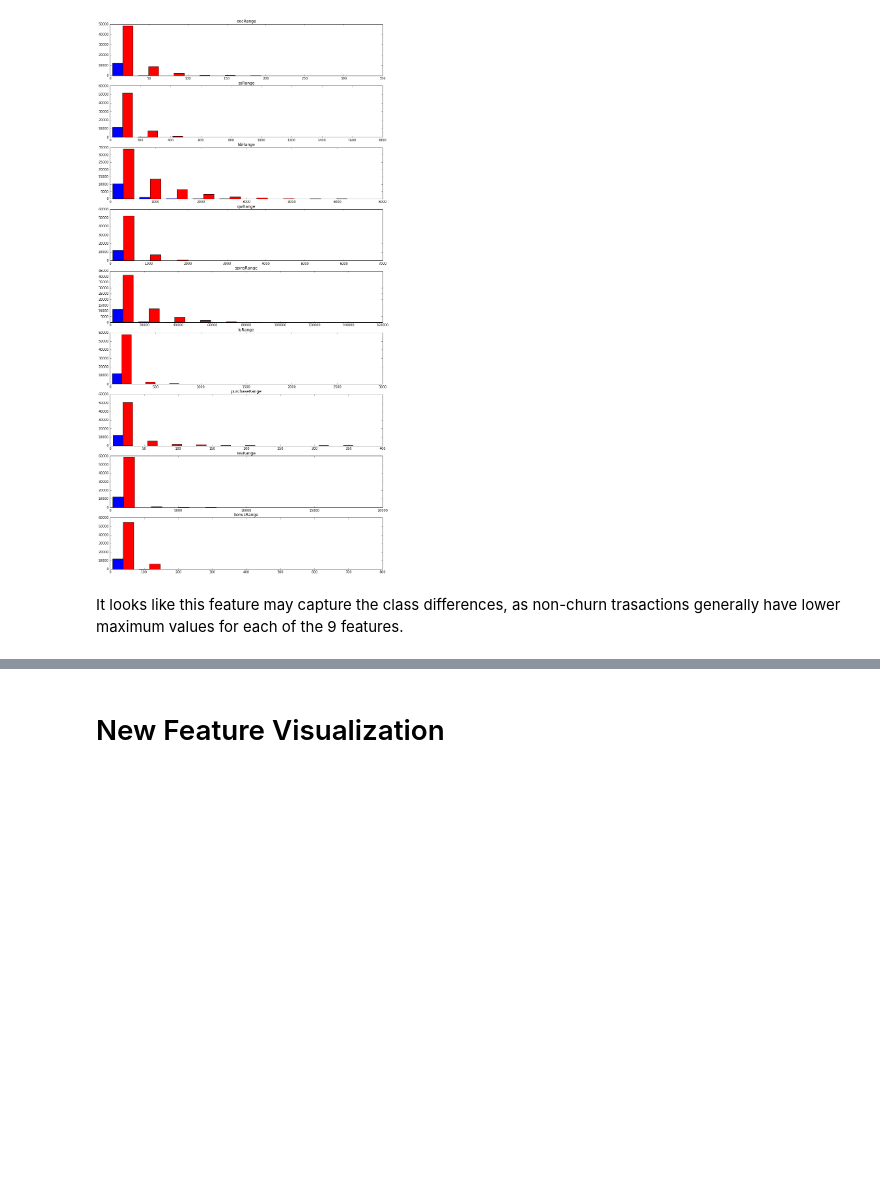
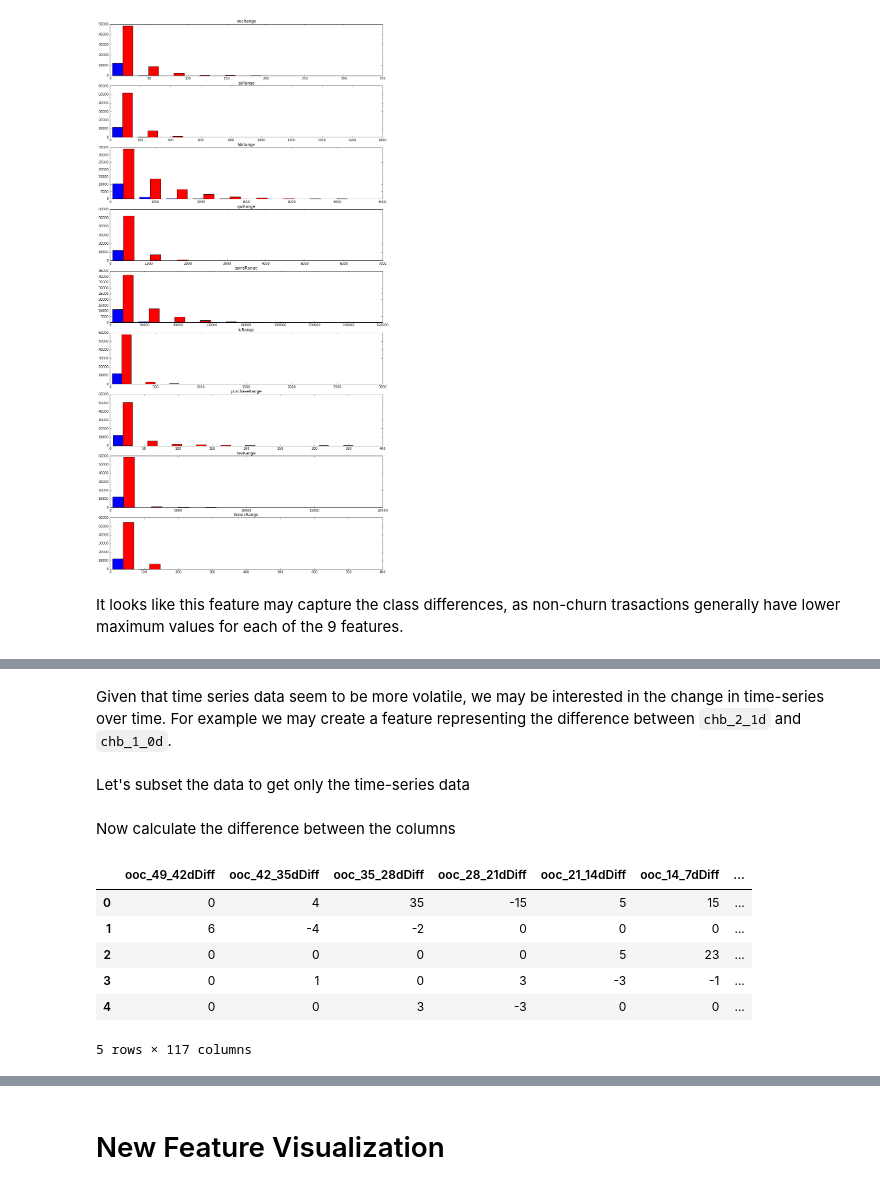
Before and after one commit to CalvinTChi/Player-Churn-Prediction, a Jupyter notebook: Calvin/Exploratory_Data_Analysis.ipynb, the cells around one changed output, grey strips where cells are left out. Drawn from its saved outputs; the diff is of its cells as text; code cells hidden in the pictures; blank space fills up the shorter version.

```diff
--- a/Calvin/Exploratory_Data_Analysis.ipynb
+++ b/Calvin/Exploratory_Data_Analysis.ipynb
@@ -601,0 +607,2 @@ pickle.dump(newData, open(dataDir + "data.p", 'wb'))
+# %% [markdown]
+Given that time series data seem to be more volatile, we may be interested in the change in time-series over time. For example we may create a feature representing the difference between `chb_2_1d` and `chb_1_0d`.
@@ -601,0 +611,2 @@ pickle.dump(newData, open(dataDir + "data.p", 'wb'))
+# %% [markdown]
+Let's subset the data to get only the time-series data
@@ -601,0 +615,23 @@ pickle.dump(newData, open(dataDir + "data.p", 'wb'))
+# %% [markdown]
+Now calculate the difference between the columns
+# %%
+originalFeatures = subset.columns.values.tolist()
+newFeatureName = [x + "Diff" for x in originalFeatures]
+newFeatures = pd.DataFrame()
+
+for i in range(0, 126, 14):
+    sub = subset.iloc[:, i:i+14]
+    sub = sub.diff(axis=1)
+    newFeatures = pd.concat([newFeatures, sub], axis=1)
+
+newFeatures.columns = newFeatureName
+newFeatures.dropna(inplace=True, axis=1)
+newFeatures.head()
+# %% [output]
+|  | ooc_49_42dDiff | ooc_42_35dDiff | ooc_35_28dDiff | ooc_28_21dDiff | ooc_21_14dDiff | ooc_14_7dDiff | ... |
+| 0 | 0 | 4 | 35 | -15 | 5 | 15 | ... |
+| 1 | 6 | -4 | -2 | 0 | 0 | 0 | ... |
+| 2 | 0 | 0 | 0 | 0 | 5 | 23 | ... |
+| 3 | 0 | 1 | 0 | 3 | -3 | -1 | ... |
+| 4 | 0 | 0 | 3 | -3 | 0 | 0 | ... |
+5 rows × 117 columns
```
Also changed, not shown: parts of 30 cells of this notebook.
